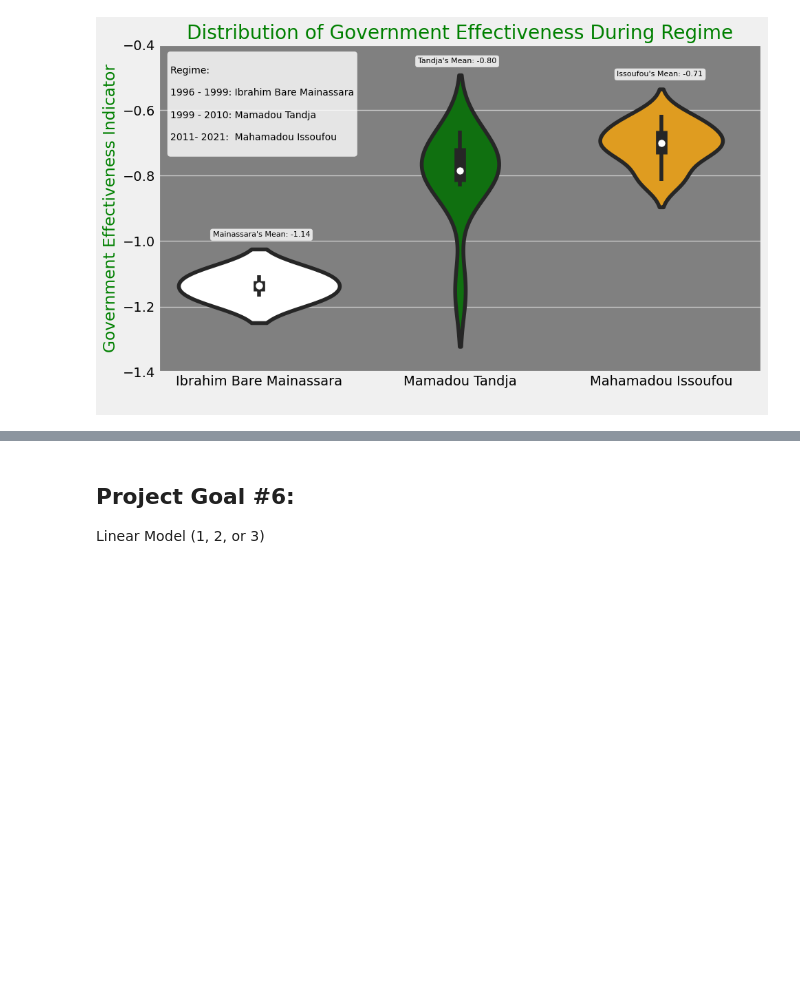
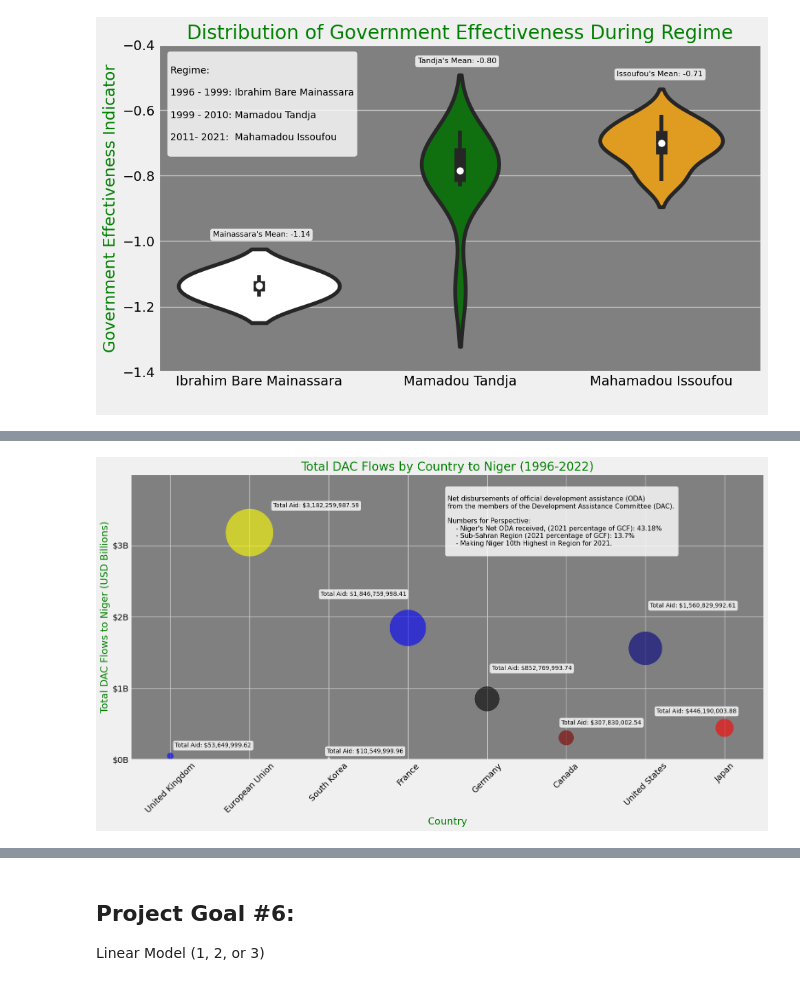
Before and after one commit to joelphimes/Niger-Political-Shift-Examination, a Jupyter notebook: notebooks/work.ipynb, the cells around one changed output, grey strips where cells are left out. Drawn from its saved outputs; the diff is of its cells as text; code cells hidden in the pictures; blank space fills up the shorter version.

```diff
--- a/notebooks/work.ipynb
+++ b/notebooks/work.ipynb
@@ -561,0 +506,14 @@ Hypo test (1, 2, 3, 4, or 5)
+# %%
+# Using replace for the labels since they are kinda long (doing what i did above but found a replacement dict)
+rep = {
+    'Net bilateral aid flows from DAC donors, United Kingdom (current US$)': 'United Kingdom',
+    'Net bilateral aid flows from DAC donors, European Union institutions (current US$)': 'European Union',
+    'Net bilateral aid flows from DAC donors, Korea, Rep. (current US$)': 'South Korea',
+    'Net bilateral aid flows from DAC donors, France (current US$)': 'France',
+    'Net bilateral aid flows from DAC donors, Germany (current US$)': 'Germany',
+    'Net bilateral aid flows from DAC donors, Canada (current US$)': 'Canada',
+    'Net bilateral aid flows from DAC donors, United States (current US$)': 'United States',
+    'Net bilateral aid flows from DAC donors, Japan (current US$)': 'Japan'}
+
+PG4['Indicator Name'] = PG4['Indicator Name'].replace(rep)
+pd.options.display.float_format = '{:,.0f}'.format
@@ -561,0 +526,3 @@ Hypo test (1, 2, 3, 4, or 5)
+# %%
+PG4 = PG4.drop(['Indicator Code', '2022'], axis=1)
+PG4.head()
@@ -561,0 +537,82 @@ Hypo test (1, 2, 3, 4, or 5)
+# %%
+import matplotlib.ticker as mticker
+import matplotlib.pyplot as plt
+
+PG4["Total_Aid_Niger"] = PG4.iloc[:, 1:-1].sum(axis=1)
+
+number = [PG4.iloc[0, -1], PG4.iloc[1, -1], PG4.iloc[2, -1], PG4.iloc[3, -1], PG4.iloc[4, -1], PG4.iloc[5, -1], PG4.iloc[6, -1], PG4.iloc[7, -1]]
+new = []
+for n in number:
+    formatted_number = "${:,.2f}".format(n)
+    new.append(formatted_number)
+
+
+fig, ax = plt.subplots(figsize=(16, 9))
+
+grouped_data = PG4
+
+custom = ['blue', 'yellow', 'white', 'blue', 'black', 'maroon', 'navy', 'red']
+
+ax.scatter(PG4["Indicator Name"], PG4["Total_Aid_Niger"], s=PG4["Total_Aid_Niger"] / 500000, c=custom, alpha=0.6)
+ax.set_xlabel("Country", color='green')
+ax.set_ylabel("Total DAC Flows to Niger (USD Billions)", color='green')
+ax.set_title("Total DAC Flows by Country to Niger (1996-2022)", color='green')
+plt.gca().set_facecolor('grey')
+formatter = mticker.FuncFormatter(lambda x, _: f"${x / 1e9:.0f}B")
+ax.yaxis.set_major_formatter(formatter)
+ax.set_ylim(0e7, 4e9)
+ax.set_xlim(-0.5, len(grouped_data) - 0.5)
+max_total_aid = PG4["Total_Aid_Niger"].max()
+y_ticks = [tick * 1e9 for tick in range(int(max_total_aid / 1e9) + 1)]
+ax.set_yticks(y_ticks)
+plt.xticks(rotation=45)
+
+#text boxes and images
+text_1 = f"Total Aid: {new[0]}"
+plt.text(0.07, 0.06, text_1, transform=plt.gca().transAxes, fontsize=10,
+         verticalalignment='top', bbox=dict(boxstyle='round', facecolor='white', alpha=0.8))
+
+text_2 = f"Total Aid: {new[1]}"
+plt.text(0.225, 0.9, text_2, transform=plt.gca().transAxes, fontsize=10,
+         verticalalignment='top', bbox=dict(boxstyle='round', facecolor='white', alpha=0.8))
+
+text_3 = f"Total Aid: {new[2]}"
+plt.text(0.31, 0.04, text_3, transform=plt.gca().transAxes, fontsize=10,
+         verticalalignment='top', bbox=dict(boxstyle='round', facecolor='white', alpha=0.8))
+
+text_4 = f"Total Aid: {new[3]}"
+plt.text(0.3, 0.59, text_4, transform=plt.gca().transAxes, fontsize=10,
+         verticalalignment='top', bbox=dict(boxstyle='round', facecolor='white', alpha=0.8))
+
+text_5 = f"Total Aid: {new[4]}"
+plt.text(0.57, 0.33, text_5, transform=plt.gca().transAxes, fontsize=10,
+         verticalalignment='top', bbox=dict(boxstyle='round', facecolor='white', alpha=0.8))
+
+text_6 = f"Total Aid: {new[5]}"
+plt.text(0.68, 0.14, text_6, transform=plt.gca().transAxes, fontsize=10,
+         verticalalignment='top', bbox=dict(boxstyle='round', facecolor='white', alpha=0.8))
+
+text_7 = f"Total Aid: {new[6]}"
+plt.text(0.82, 0.55, text_7, transform=plt.gca().transAxes, fontsize=10,
+         verticalalignment='top', bbox=dict(boxstyle='round', facecolor='white', alpha=0.8))
+
+text_8 = f"Total Aid: {new[7]}"
+plt.text(0.83, 0.18, text_8, transform=plt.gca().transAxes, fontsize=10,
+         verticalalignment='top', bbox=dict(boxstyle='round', facecolor='white', alpha=0.8))
+
+text_9 = """
+Net disbursements of official development assistance (ODA)
+from the members of the Development Assistance Committee (DAC).
+
+Numbers for Perspective:
+    - Niger's Net ODA received, (2021 percentage of GCF): 43.18%
+    - Sub-Sahran Region (2021 percentage of GCF): 13.7%
+    - Making Niger 10th Highest in Region for 2021.
+"""
+plt.text(0.5, 0.95, text_9, transform=plt.gca().transAxes, fontsize=11,
+         verticalalignment='top', bbox=dict(boxstyle='round', facecolor='white', alpha=0.8))
+
+plt.tight_layout()
+plt.show()
+# %% [output]
+[figure, added]
```
Also changed, not shown: parts of 18 cells of this notebook, 10 other files.
